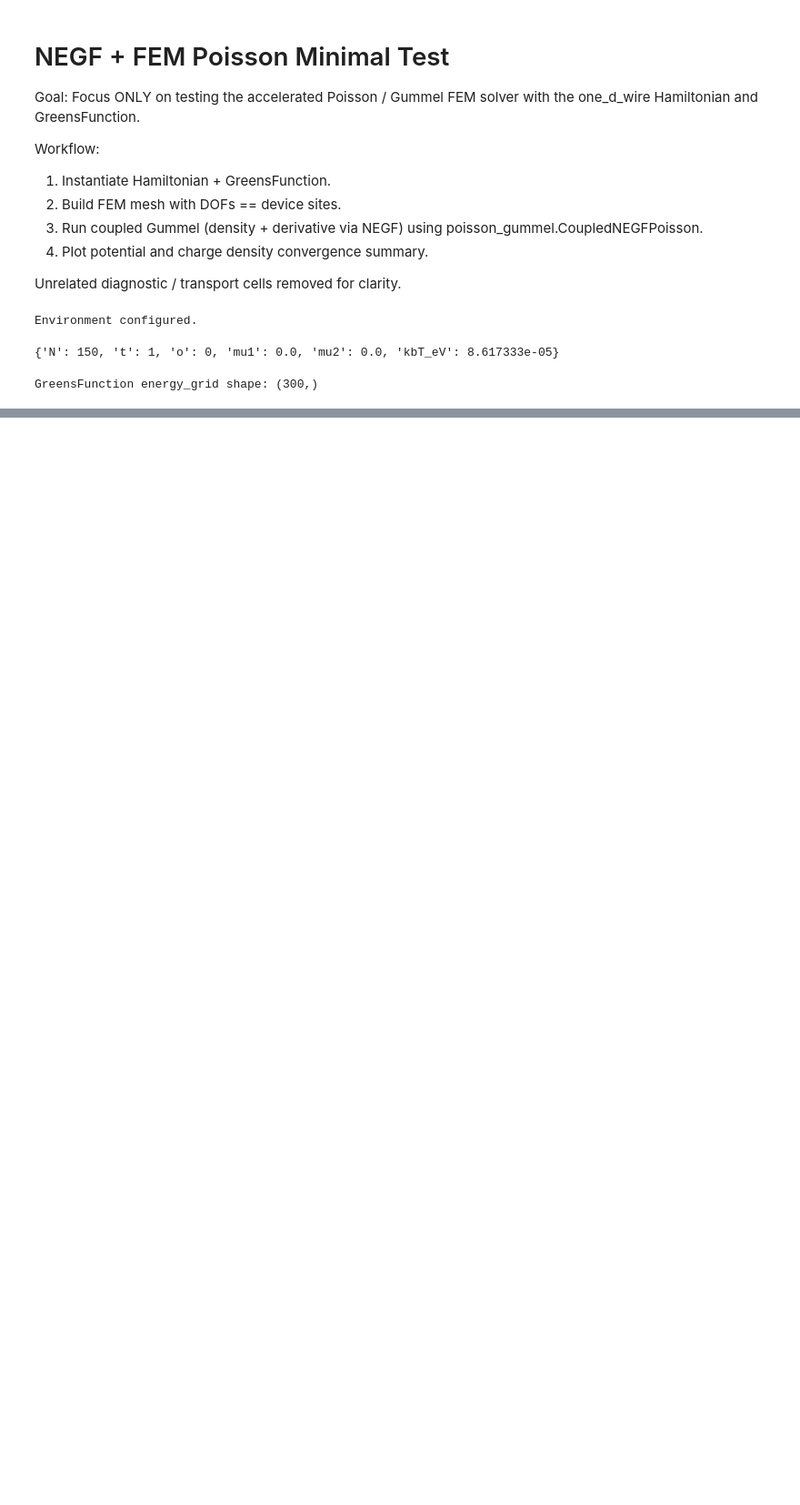
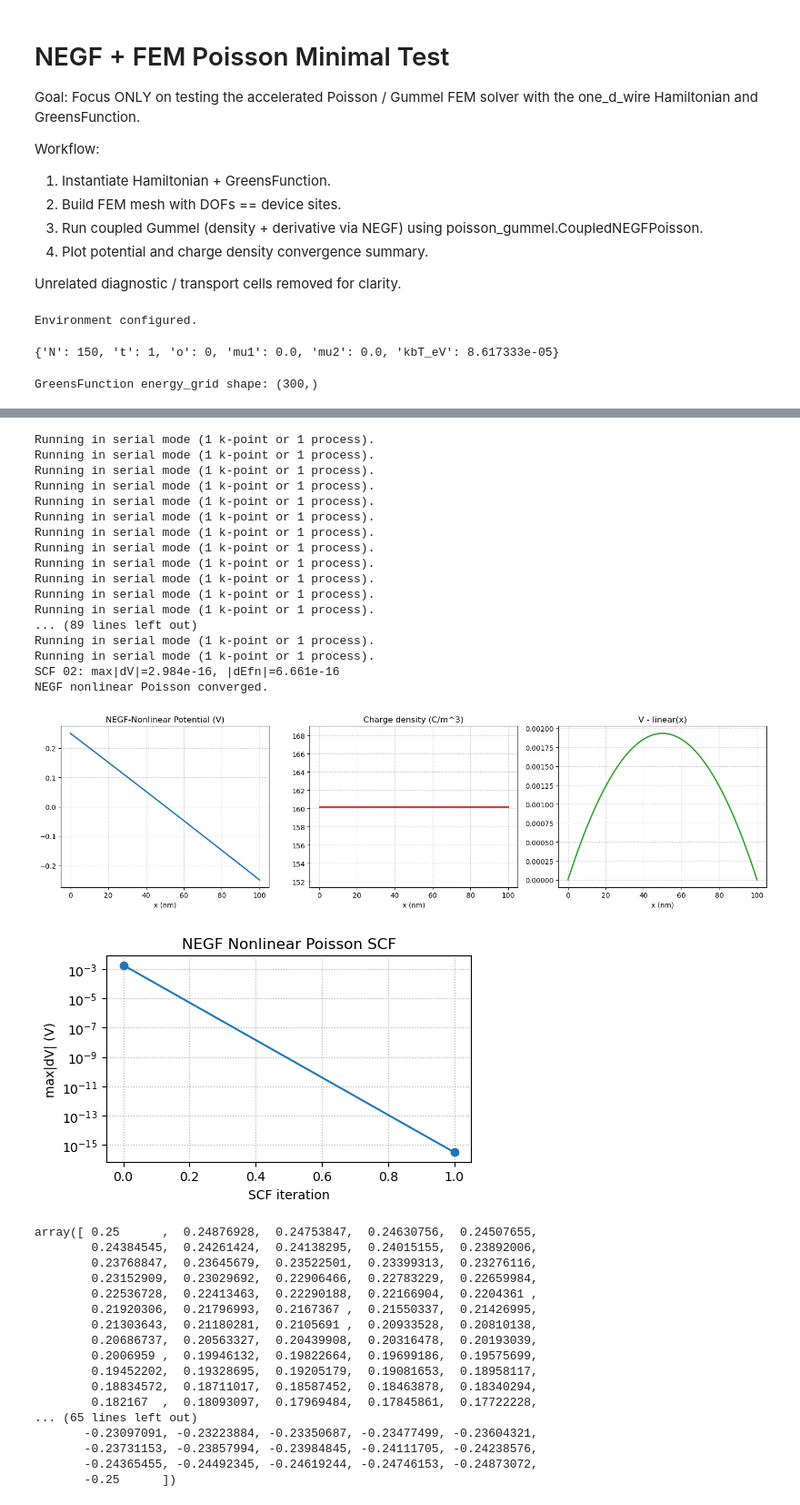
Before and after one commit to nandandiwan/Berkeley-Transport-Simulator, a Jupyter notebook: src/test_systems/negf_poisson_test.ipynb, the cells around one changed output, grey strips where cells are left out. Shown: that part at 91% size. Drawn from its saved outputs; the diff is of its cells as text; code cells hidden in the pictures; blank space fills up the shorter version.

```diff
--- a/src/test_systems/negf_poisson_test.ipynb
+++ b/src/test_systems/negf_poisson_test.ipynb
@@ -147,0 +55,40 @@ np.float64(1.554566337830421e-05)
+# %%
+from poisson_solver import solve_poisson_boltzmann, solve_poisson_negf
+solve_poisson_negf(gf, ham)
+# %% [output]
+Running in serial mode (1 k-point or 1 process).
+Running in serial mode (1 k-point or 1 process).
+Running in serial mode (1 k-point or 1 process).
+Running in serial mode (1 k-point or 1 process).
+Running in serial mode (1 k-point or 1 process).
+Running in serial mode (1 k-point or 1 process).
+Running in serial mode (1 k-point or 1 process).
+Running in serial mode (1 k-point or 1 process).
+Running in serial mode (1 k-point or 1 process).
+Running in serial mode (1 k-point or 1 process).
+Running in serial mode (1 k-point or 1 process).
+Running in serial mode (1 k-point or 1 process).
+... (89 lines left out)
+Running in serial mode (1 k-point or 1 process).
+Running in serial mode (1 k-point or 1 process).
+SCF 02: max|dV|=2.984e-16, |dEfn|=6.661e-16
+NEGF nonlinear Poisson converged.
+[figure, added]
+[figure, added]
+array([ 0.25      ,  0.24876928,  0.24753847,  0.24630756,  0.24507655,
+        0.24384545,  0.24261424,  0.24138295,  0.24015155,  0.23892006,
+        0.23768847,  0.23645679,  0.23522501,  0.23399313,  0.23276116,
+        0.23152909,  0.23029692,  0.22906466,  0.22783229,  0.22659984,
+        0.22536728,  0.22413463,  0.22290188,  0.22166904,  0.2204361 ,
+        0.21920306,  0.21796993,  0.2167367 ,  0.21550337,  0.21426995,
+        0.21303643,  0.21180281,  0.2105691 ,  0.20933528,  0.20810138,
+        0.20686737,  0.20563327,  0.20439908,  0.20316478,  0.20193039,
+        0.2006959 ,  0.19946132,  0.19822664,  0.19699186,  0.19575699,
+        0.19452202,  0.19328695,  0.19205179,  0.19081653,  0.18958117,
+        0.18834572,  0.18711017,  0.18587452,  0.18463878,  0.18340294,
+        0.182167  ,  0.18093097,  0.17969484,  0.17845861,  0.17722228,
+... (65 lines left out)
+       -0.23097091, -0.23223884, -0.23350687, -0.23477499, -0.23604321,
+       -0.23731153, -0.23857994, -0.23984845, -0.24111705, -0.24238576,
+       -0.24365455, -0.24492345, -0.24619244, -0.24746153, -0.24873072,
+       -0.25      ])
```
Also changed, not shown: parts of 3 cells of this notebook, 21 other files.
